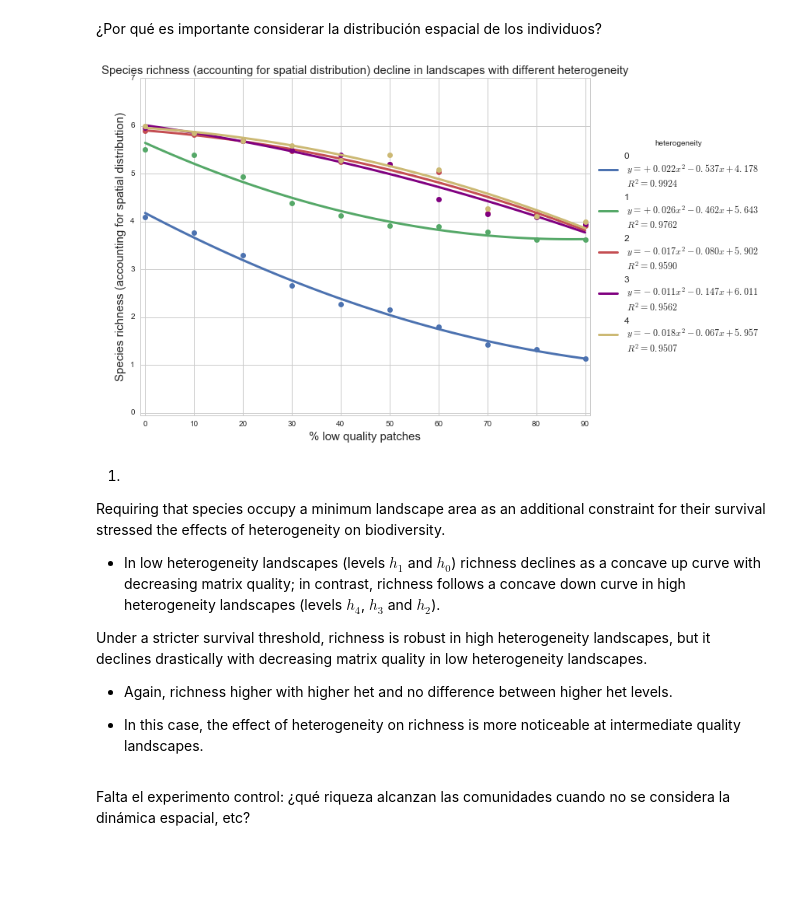
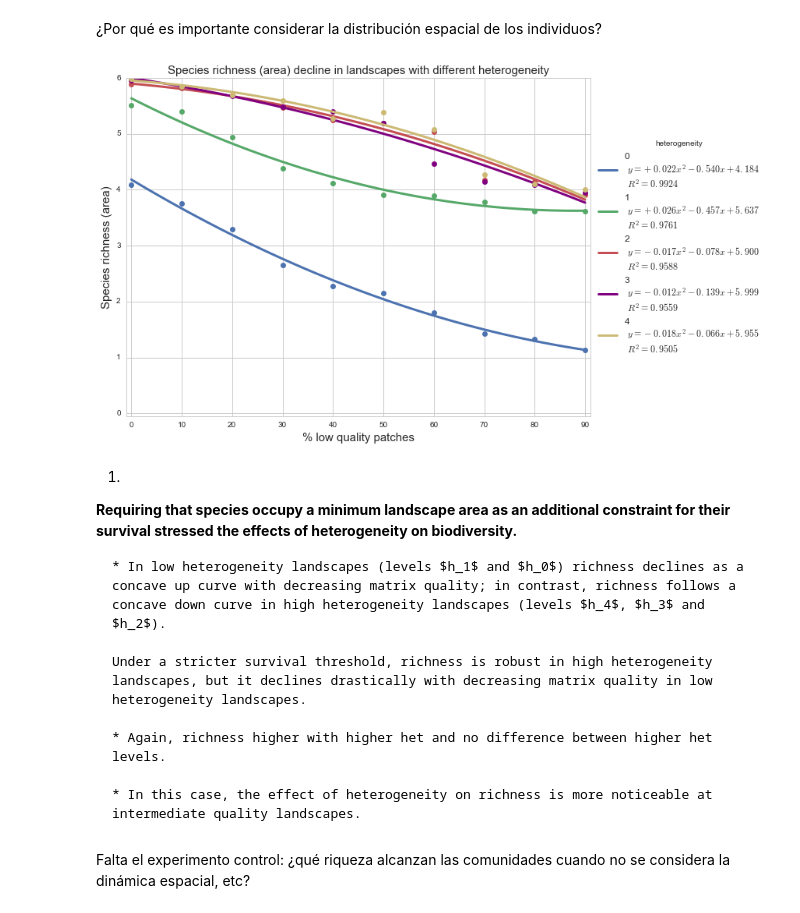
Before and after one commit to iramosp/MatrizAgroecol-gica, a Jupyter notebook: Analisis_Exp1.ipynb, the cells around one changed output. Drawn from its saved outputs; the diff is of its cells as text; code cells hidden in the pictures; blank space fills up the shorter version.

```diff
--- a/Analisis_Exp1.ipynb
+++ b/Analisis_Exp1.ipynb
@@ -85,7 +74,7 @@ paisajes = [None] * 5
 for het in range(5):
     paisajes[het] = np.load("paisajes_h{}.npy".format(het))
 # %%
-#datos = [None] * 5
+datos = [None] * 5
 riquezas = [None] * 5
 biomasas = [None] * 5
 riquezas_mean = [None] * 5
@@ -93,36 +82,20 @@ riquezas_sd = [None] * 5
 biomasas_mean = [None] * 5
 biomasas_sd = [None] * 5
 
-sw = [None] * 5
-sw_mean = [None] * 5
-sw_sd = [None] * 5
-
-
 prueba = [None] * 5
 prueba_mean = [None] * 5
 prueba_sd = [None] * 5
 
 for het in range(5):
-    #datos[het] = leer_datos(str(het))[0]
+    datos[het] = leer_datos(str(het))[0]
 
     biomasas[het], riquezas[het] = calcular_riqueza(datos[het], paisajes[het], bio_min = 15)
 
-    #normalizar riquezas: (pensar al respecto)
-    #for i in range(len(riquezas[het])):
-    #    riquezas[het][i] = riquezas[het][i] / riquezas[het][i, 0]
-
     riquezas_mean[het], riquezas_sd[het] = calcular_promedio(riquezas[het])
-
-    sw[het] = calcular_medida(shannon_wiener, datos[het], paisajes[het], bio_min = 15)
-    sw_mean[het], sw_sd[het]  = calcular_promedio(sw[het])
 
     prueba[het] = calcular_medida(medida_prueba,  datos[het], paisajes[het], bio_min = 15)
     prueba_mean[het], prueba_sd[het] = calcular_promedio(prueba[het])
 
-    #normalizar biomasas:
-    #for i in range(len(biomasas[het])):
-    #    biomasas[het][i] = biomasas[het][i] / biomasas[het][i, 0]
-
     biomasas_mean[het], biomasas_sd[het] = calcular_promedio(biomasas[het])
 # %%
 riquezatotal = [None] * 5
@@ -138,9 +111,6 @@ for het in range(5):
 def graficar(medida, promedios, sd):
     """Graficar promedios de una medida de biodiversidad con curva ajustada ponderada
     """
-    %matplotlib inline
-    #seaborn.set_palette("deep", color_codes=True)
-
     y = [None] * 5
     res = [None] * 5
     p = [None] * 5
@@ -154,25 +124,24 @@ def graficar(medida, promedios, sd):
     colors = ["b", 'g', 'r', 'purple', 'y']
 
     for het in range(5):
-        res[het] = np.polyfit(xdata, promedios[het], 2, w=sd[het])
+        res[het] = np.polyfit(xdata, promedios[het], 2, w=1/(sd[het])**2)
         p[het] = np.poly1d(res[het])
         r2[het] = 1 - ((np.sum((p[het](range(10)) - promedios[het])**2)) / (np.sum((promedios[het] - np.mean(promedios[het]))**2)))
 
-    fig = plt.figure(figsize=(10, 7), dpi = 50)
+    fig = plt.figure(figsize=(9, 7), dpi = 50)
 
     for het in range(0, 5):
         y[het] = p[het](x)
         plt.plot(xdata, promedios[het], 'o', color= colors[het]) #data points
-        plt.plot(x, y[het], lw = 3, color= colors[het], label='{} \n $y = {:+.3f} x^2 {:+.3f} x {:+.3f}$ \n $R^2={:.4f}$ '.format(
-                                het, float(p[het][2]), float(p[het][1]), float(p[het][0]), float(r2[het]))) #fit
-        #plt.errorbar(xdata, promedios[het], yerr=sd[het], fmt=puntos[het], color = colors[het])
+        plt.plot(x, y[het], lw = 3, color= colors[het],
+                 label='{} \n $y = {:+.3f} x^2 {:+.3f} x {:+.3f}$ \n $R^2={:.4f}$ '.format(
+                 het, float(p[het][2]), float(p[het][1]), float(p[het][0]), float(r2[het]))) #fit
 
     plt.ylim(-0.05)
     plt.xlim(-0.1, 9.1)
     plt.xticks(xdata, xlabels)
     plt.xlabel("% low quality patches", size = 15)
     plt.ylabel(medida, size = 15)
-    #plt.yscale("log")
     plt.title("{} decline in landscapes with different heterogeneity".format(medida), size = 15)
 
     plt.legend(loc='center left', fontsize = "large", title="heterogeneity", bbox_to_anchor=(1, 0.5))
@@ -343,20 +232,20 @@ graficar('sw', sw_mean, sw_sd)
 # %% [markdown]
 ¿Por qué es importante considerar la distribución espacial de los individuos?
 # %%
-graficar('Species richness (accounting for spatial distribution)', prueba_mean, prueba_sd)
+graficar('Species richness (area)', prueba_mean, prueba_sd)
 # %% [output]
-[figure, old version]
+[figure, new version]
 # %% [markdown]
 1.
-Requiring that species occupy a minimum landscape area as an additional constraint for their survival stressed the effects of heterogeneity on biodiversity.
+**Requiring that species occupy a minimum landscape area as an additional constraint for their survival stressed the effects of heterogeneity on biodiversity.**
 
-* In low heterogeneity landscapes (levels $h_1$ and $h_0$) richness declines as a concave up curve with decreasing matrix quality; in contrast, richness follows a concave down curve in high heterogeneity landscapes (levels $h_4$, $h_3$ and $h_2$).
+    * In low heterogeneity landscapes (levels $h_1$ and $h_0$) richness declines as a concave up curve with decreasing matrix quality; in contrast, richness follows a concave down curve in high heterogeneity landscapes (levels $h_4$, $h_3$ and $h_2$).
 
-Under a stricter survival threshold, richness is robust in high heterogeneity landscapes, but it declines drastically with decreasing matrix quality in low heterogeneity landscapes.
+    Under a stricter survival threshold, richness is robust in high heterogeneity landscapes, but it declines drastically with decreasing matrix quality in low heterogeneity landscapes.
 
-* Again, richness higher with higher het and no difference between higher het levels.
+    * Again, richness higher with higher het and no difference between higher het levels.
 
-* In this case, the effect of heterogeneity on richness is more noticeable at intermediate quality landscapes.
+    * In this case, the effect of heterogeneity on richness is more noticeable at intermediate quality landscapes.
 # %% [markdown]
 Falta el experimento control: ¿qué riqueza alcanzan las comunidades cuando no se considera la dinámica espacial, etc?
 # %%
```
Also changed, not shown: parts of 29 cells of this notebook, 1 other file.
